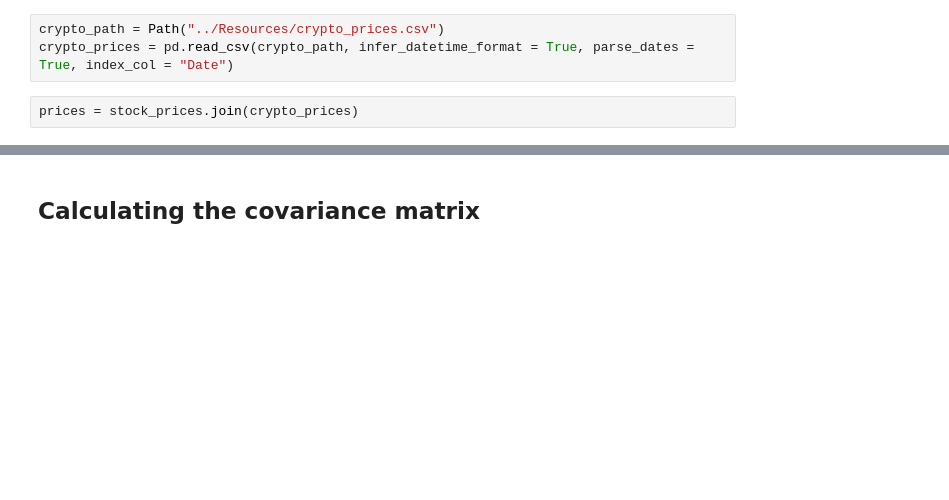
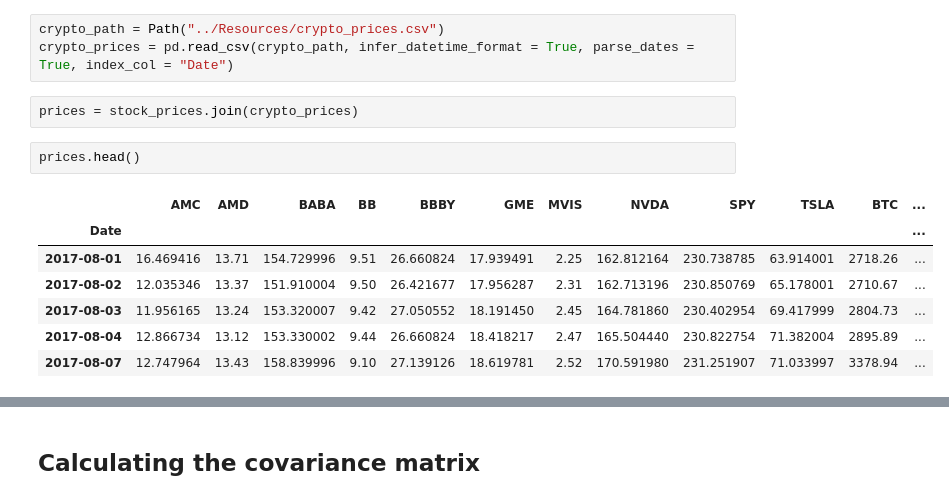
Before and after one commit to vweinblatt123/CF-Project3, a Jupyter notebook: Victor/MVO.ipynb, the cells around one changed output, grey strips where cells are left out. Cells and saved outputs as stored; diff of their text form; blank space fills up the shorter version.

```diff
--- a/Victor/MVO.ipynb
+++ b/Victor/MVO.ipynb
@@ -18,6 +18,16 @@ crypto_path = Path("../Resources/crypto_prices.csv")
 crypto_prices = pd.read_csv(crypto_path, infer_datetime_format = True, parse_dates = True, index_col = "Date")
 # %%
 prices = stock_prices.join(crypto_prices)
+# %%
+prices.head()
+# %% [output]
+|  | AMC | AMD | BABA | BB | BBBY | GME | MVIS | NVDA | SPY | TSLA | BTC | ... |
+| Date |  |  |  |  |  |  |  |  |  |  |  | ... |
+| 2017-08-01 | 16.469416 | 13.71 | 154.729996 | 9.51 | 26.660824 | 17.939491 | 2.25 | 162.812164 | 230.738785 | 63.914001 | 2718.26 | ... |
+| 2017-08-02 | 12.035346 | 13.37 | 151.910004 | 9.50 | 26.421677 | 17.956287 | 2.31 | 162.713196 | 230.850769 | 65.178001 | 2710.67 | ... |
+| 2017-08-03 | 11.956165 | 13.24 | 153.320007 | 9.42 | 27.050552 | 18.191450 | 2.45 | 164.781860 | 230.402954 | 69.417999 | 2804.73 | ... |
+| 2017-08-04 | 12.866734 | 13.12 | 153.330002 | 9.44 | 26.660824 | 18.418217 | 2.47 | 165.504440 | 230.822754 | 71.382004 | 2895.89 | ... |
+| 2017-08-07 | 12.747964 | 13.43 | 158.839996 | 9.10 | 27.139126 | 18.619781 | 2.52 | 170.591980 | 231.251907 | 71.033997 | 3378.94 | ... |
 # %%
 prices.plot(figsize=(15,10));
 # %% [output]
```
Also changed, not shown: parts of 4 cells of this notebook, 3 other files.
